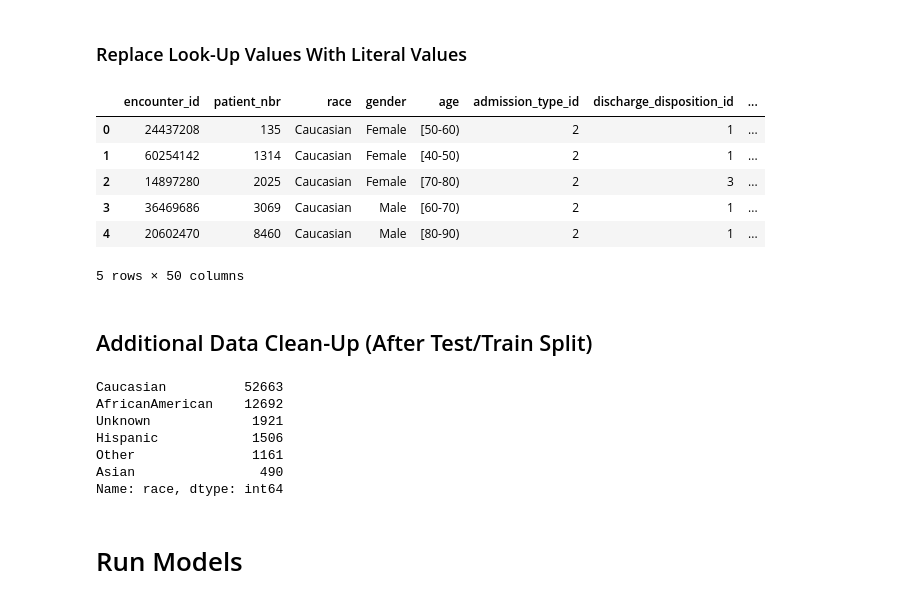
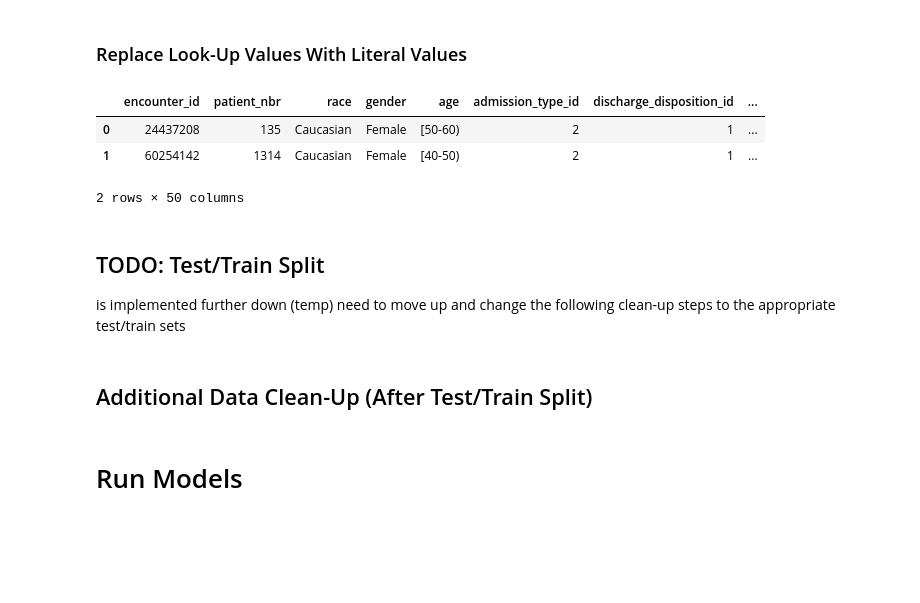
Before and after one commit to bcullinan32/ML_Course, a Jupyter notebook: Class-Data-Clean-Up.ipynb, the cells around one changed output. Saved outputs shown, nothing was run; the diff lists cells and outputs as text; code cells hidden in the pictures; blank space fills up the shorter version.

```diff
--- a/Class-Data-Clean-Up.ipynb
+++ b/Class-Data-Clean-Up.ipynb
@@ -382,37 +406,30 @@ mainData['med_level_direction'] = ((mainData[medCols] == 1).sum(axis=1)*-1) + \
 # %%
 # Add Admission Type Values (Note: Did not drop ID)
 
 # Add Column
 mainData.insert(7,"admission_type_value", 0)
 
 # Left Join
 mainData = pd.merge(mainData,admissionTypeLookUp,on='admission_type_id')
 
 # Replace Values
 mainData['admission_type_value'] = mainData['description']
 mainData = mainData.drop(columns=['description'])
-mainData.head()
+mainData.head(2)
 # %% [output]
 |  | encounter_id | patient_nbr | race | gender | age | admission_type_id | discharge_disposition_id | ... |
 | 0 | 24437208 | 135 | Caucasian | Female | [50-60) | 2 | 1 | ... |
 | 1 | 60254142 | 1314 | Caucasian | Female | [40-50) | 2 | 1 | ... |
-| 2 | 14897280 | 2025 | Caucasian | Female | [70-80) | 2 | 3 | ... |
-| 3 | 36469686 | 3069 | Caucasian | Male | [60-70) | 2 | 1 | ... |
-| 4 | 20602470 | 8460 | Caucasian | Male | [80-90) | 2 | 1 | ... |
-5 rows × 50 columns
+2 rows × 50 columns
+# %% [markdown]
+## TODO: Test/Train Split
+is implemented further down (temp) need to move up and change the following clean-up steps to the appropriate
+test/train sets
 # %% [markdown]
 ## Additional Data Clean-Up (After Test/Train Split)
 # %%
+# Call Function w/ all custom clean-up steps
 mainData = AdditionalClean(mainData) # Call Custom Clean-Up Function, Includes Encoding Response
-mainData['race'].value_counts(dropna=False)
-# %% [output]
-Caucasian          52663
-AfricanAmerican    12692
-Unknown             1921
-Hispanic            1506
-Other               1161
-Asian                490
-Name: race, dtype: int64
 # %% [markdown]
 # Run Models
 # %% [markdown]
```
Also changed, not shown: parts of 28 cells of this notebook.
